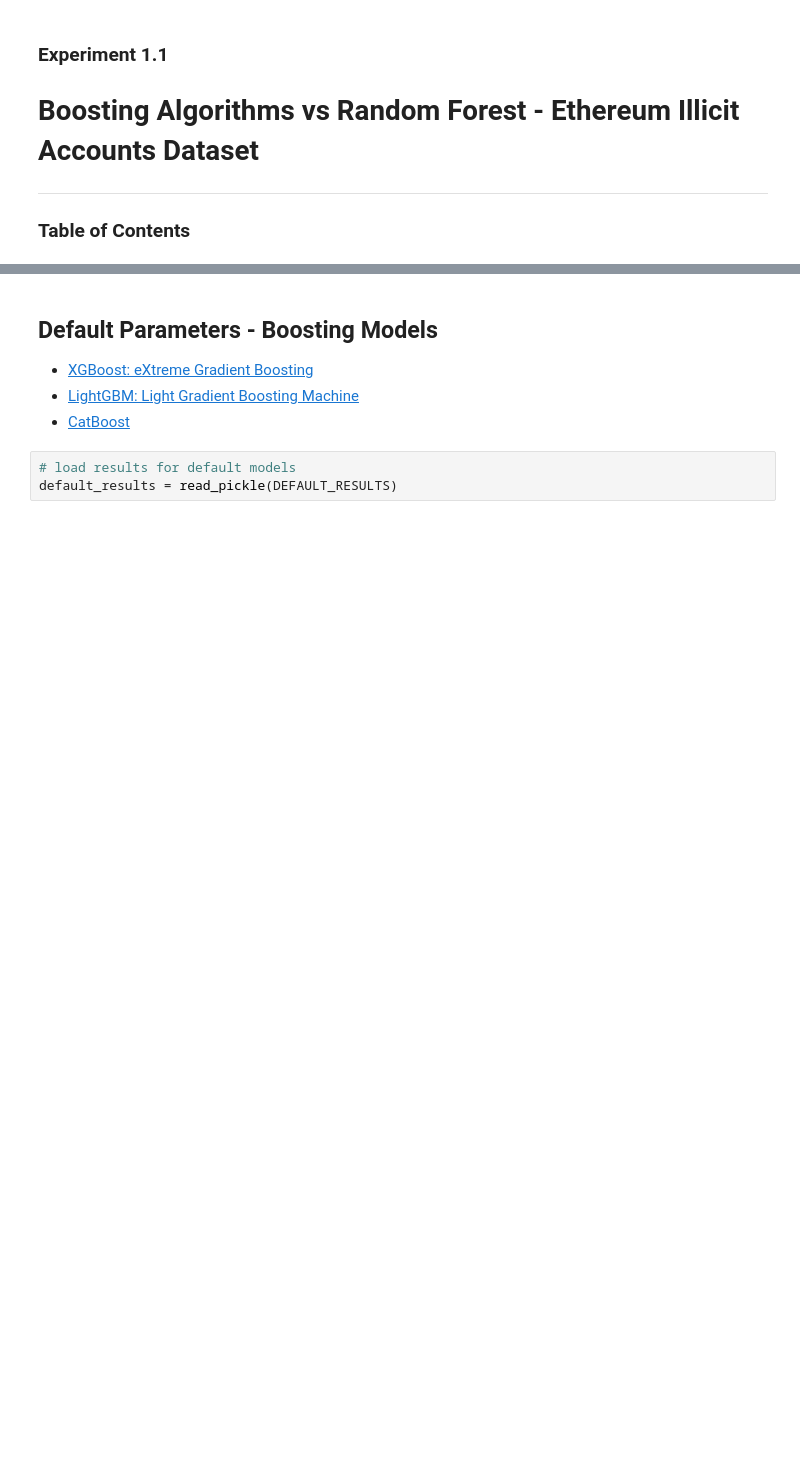
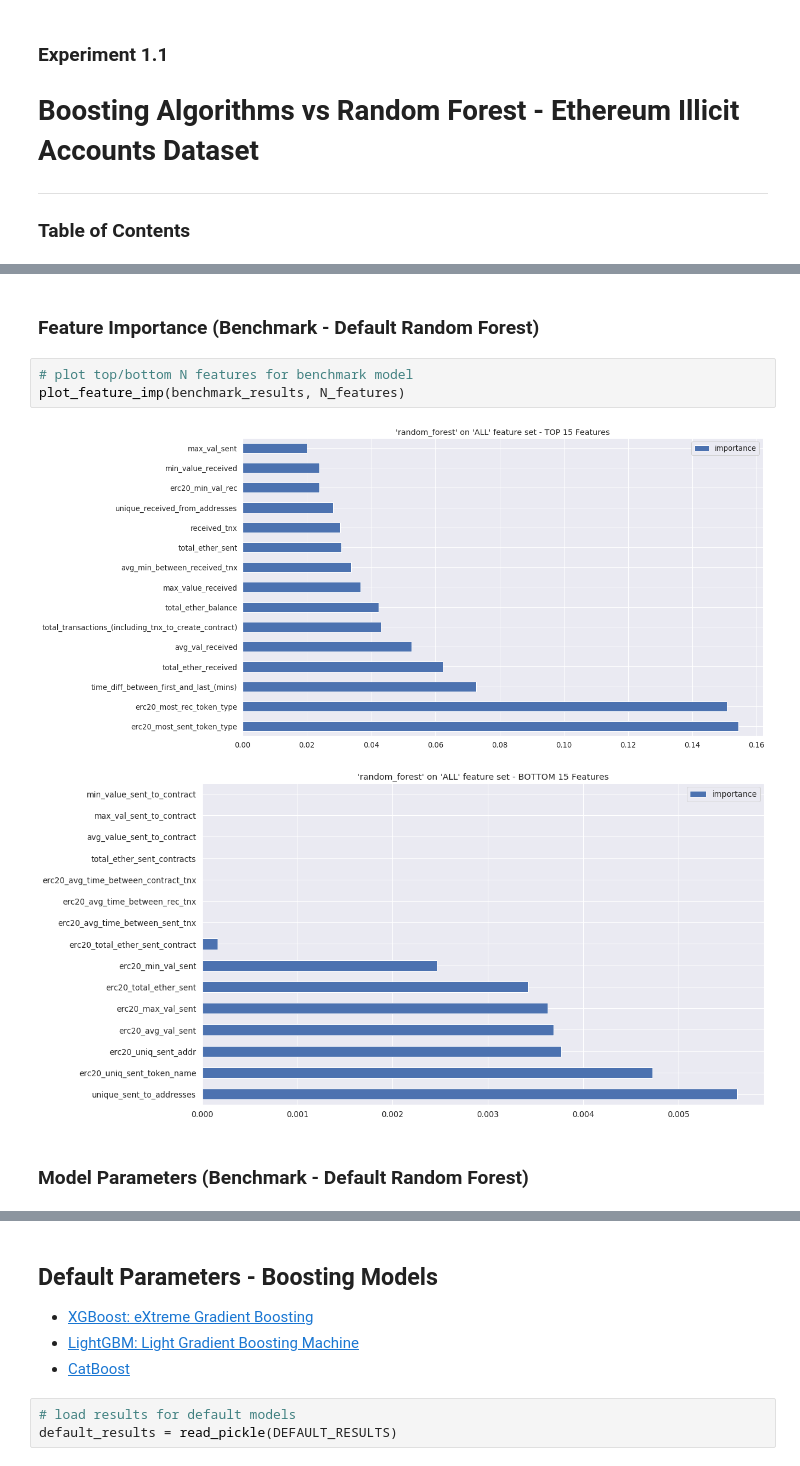
Before and after one commit to achmand/aml-crypto-graph, a Jupyter notebook: src/1.1_experiment_results.ipynb, the cells around one changed output, grey strips where cells are left out. Cells and saved outputs as stored; diff of their text form; blank space fills up the shorter version.

```diff
--- a/src/1.1_experiment_results.ipynb
+++ b/src/1.1_experiment_results.ipynb
@@ -26,0 +90,12 @@ DEFAULT_RESULTS     = "{}/{}".format(EXP_RESULT_PATH, "defaults_models_results.p
+# %% [markdown]
+<a id='benchmark_importance'></a>
+### Feature Importance (Benchmark - Default Random Forest)
+# %%
+# plot top/bottom N features for benchmark model
+plot_feature_imp(benchmark_results, N_features)
+# %% [output]
+[figure, added]
+[figure, added]
+# %% [markdown]
+<a id='benchmark_params'></a>
+### Model Parameters (Benchmark - Default Random Forest)
```
Also changed, not shown: parts of 12 cells of this notebook, 6 other files.
